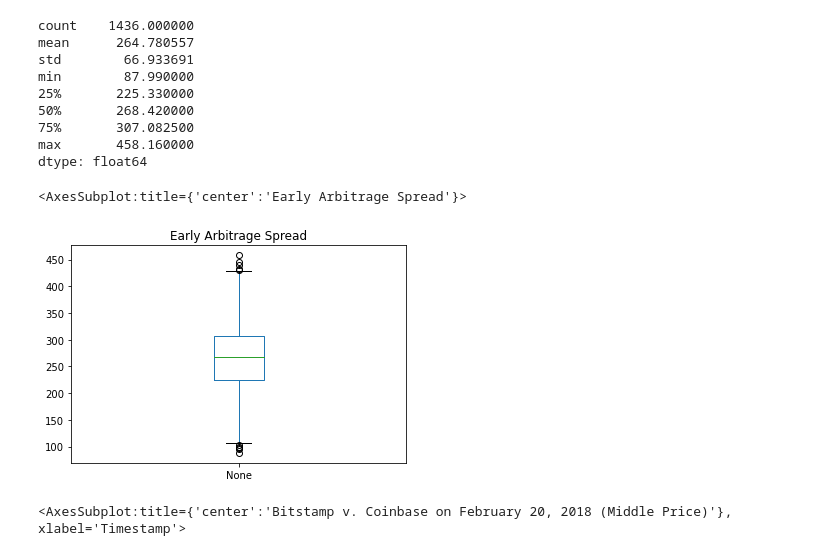
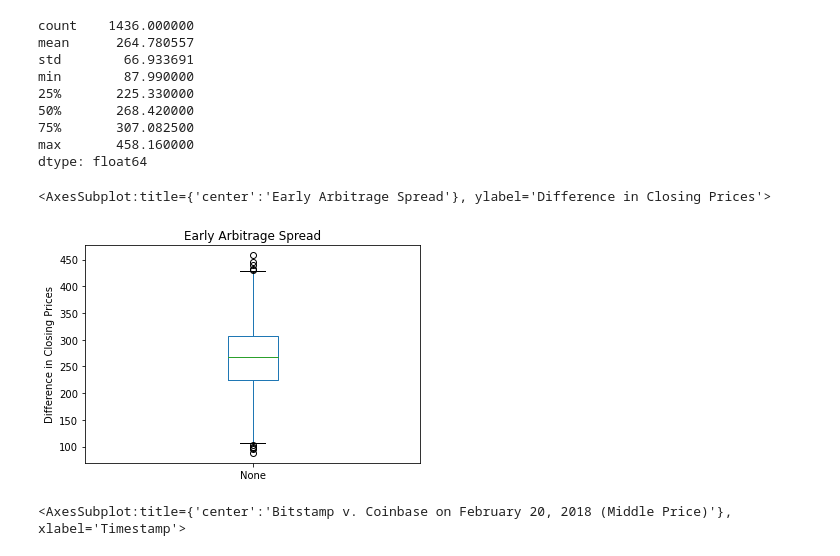
Before and after one commit to ccroft6/Crypto_Arbitrage, a Jupyter notebook: crypto_arbitrage.ipynb, the cells around one changed output. Drawn from its saved outputs; the diff is of its cells as text; code cells hidden in the pictures.

```diff
--- a/crypto_arbitrage.ipynb
+++ b/crypto_arbitrage.ipynb
@@ -493,10 +477,10 @@ max       458.160000
 dtype: float64
 # %%
 # Visualize the arbitrage spread from early in the dataset in a box plot
-arbitrage_spread_early.plot(kind="box", title="Early Arbitrage Spread")
+arbitrage_spread_early.plot(kind="box", title="Early Arbitrage Spread", ylabel="Difference in Closing Prices")
 # %% [output]
-<AxesSubplot:title={'center':'Early Arbitrage Spread'}>
+<AxesSubplot:title={'center':'Early Arbitrage Spread'}, ylabel='Difference in Closing Prices'>
-[figure, old version]
+[figure, new version]
 # %%
 # Create an overlay plot that visualizes the two dataframes over a period of one day from the middle of the dataset.
 # Be sure that the plots include the parameters `legend`, `figsize`, `title`, `color` and `label`
```
Also changed, not shown: parts of 37 cells of this notebook.
